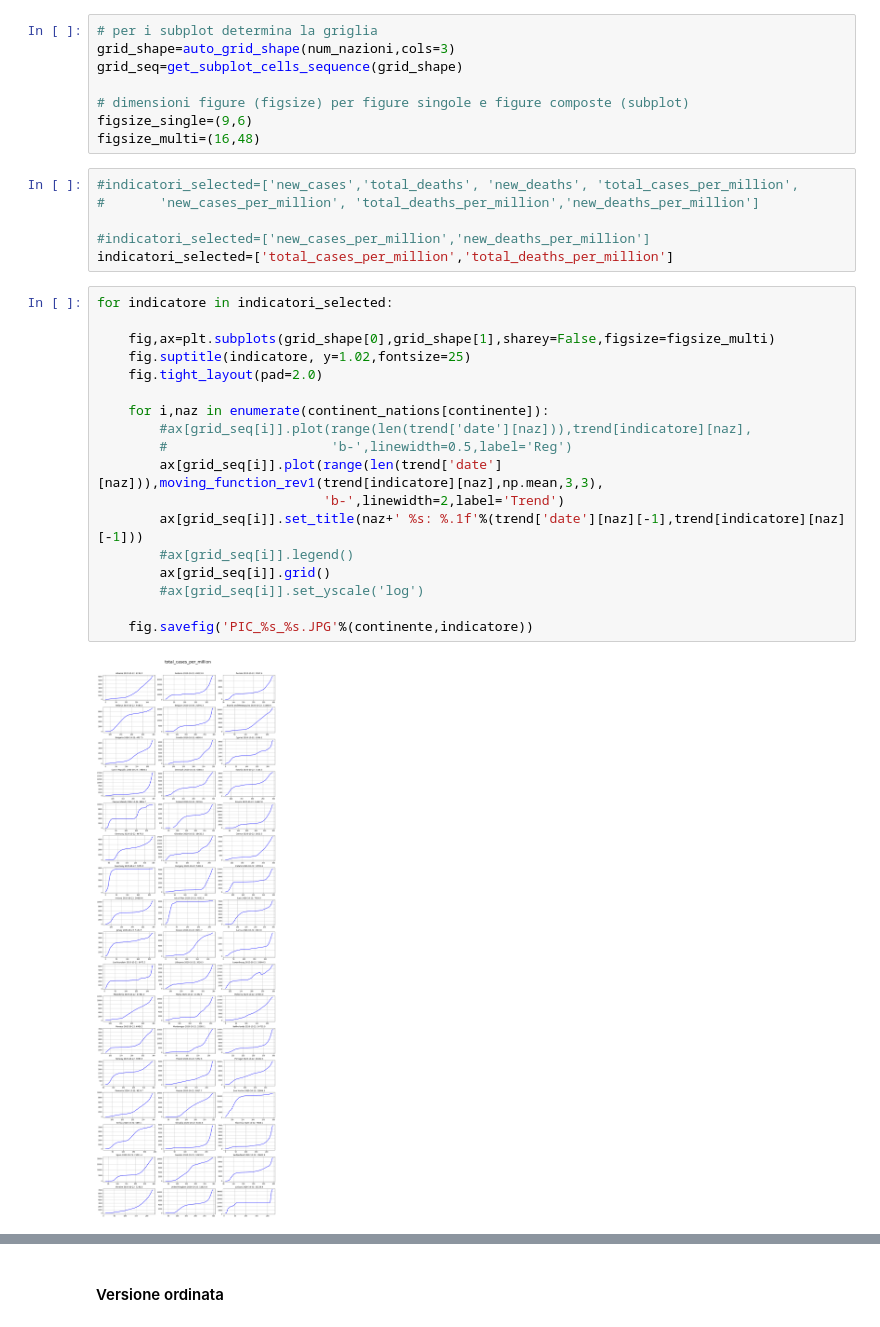
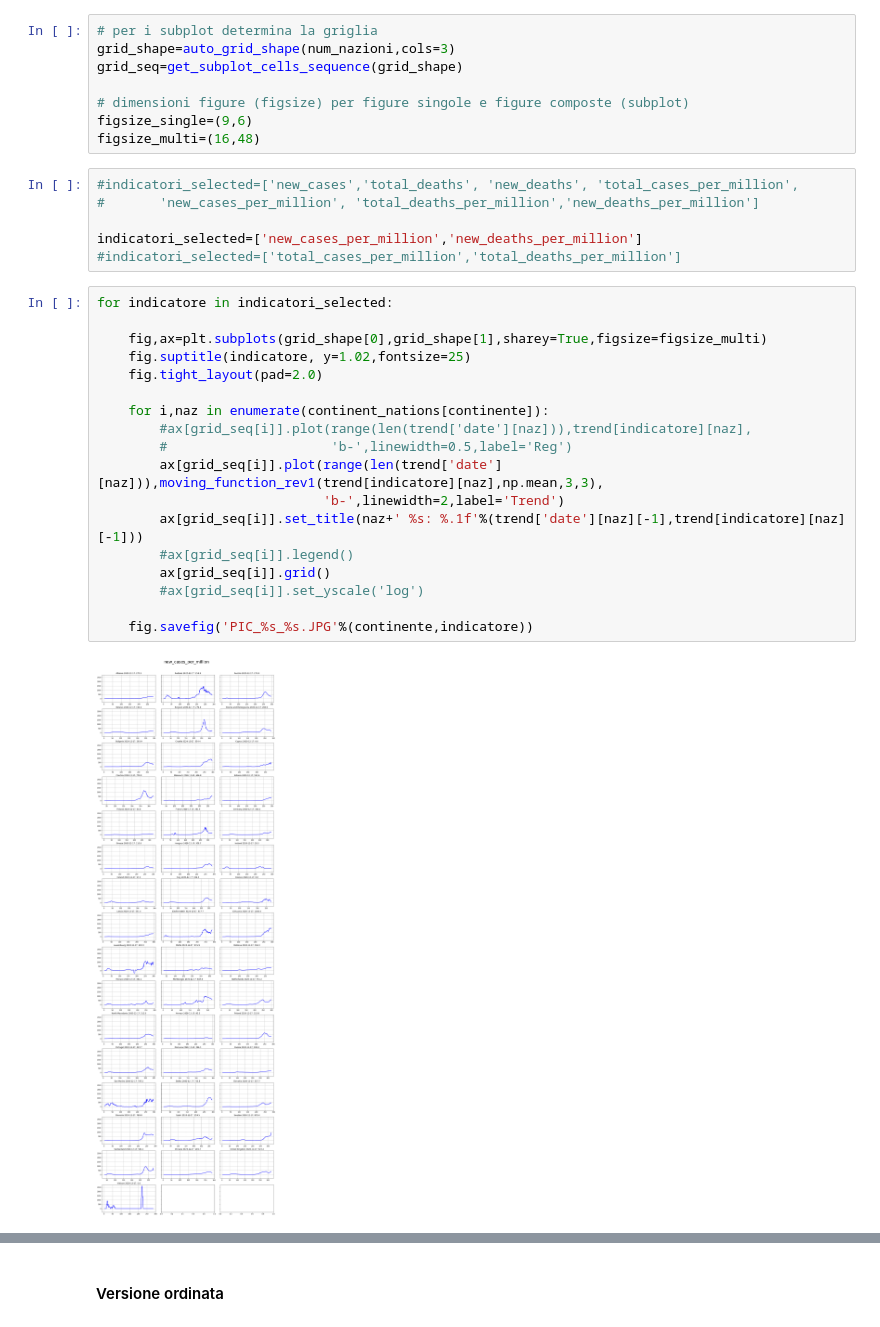
Before and after one commit to taracchi/covid, a Jupyter notebook: international/intl_analisi_infetti.ipynb, the cells around one changed output, grey strips where cells are left out. Drawn from its saved outputs; the diff is of its cells as text.

```diff
--- a/international/intl_analisi_infetti.ipynb
+++ b/international/intl_analisi_infetti.ipynb
@@ -57,25 +57,25 @@ figsize_multi=(16,48)
 #indicatori_selected=['new_cases','total_deaths', 'new_deaths', 'total_cases_per_million',
 #       'new_cases_per_million', 'total_deaths_per_million','new_deaths_per_million']
 
-#indicatori_selected=['new_cases_per_million','new_deaths_per_million']
-indicatori_selected=['total_cases_per_million','total_deaths_per_million']
+indicatori_selected=['new_cases_per_million','new_deaths_per_million']
+#indicatori_selected=['total_cases_per_million','total_deaths_per_million']
 # %%
 for indicatore in indicatori_selected:
 
-    fig,ax=plt.subplots(grid_shape[0],grid_shape[1],sharey=False,figsize=figsize_multi)
+    fig,ax=plt.subplots(grid_shape[0],grid_shape[1],sharey=True,figsize=figsize_multi)
     fig.suptitle(indicatore, y=1.02,fontsize=25)
     fig.tight_layout(pad=2.0)
 
     for i,naz in enumerate(continent_nations[continente]):
         #ax[grid_seq[i]].plot(range(len(trend['date'][naz])),trend[indicatore][naz],
         #                     'b-',linewidth=0.5,label='Reg')
         ax[grid_seq[i]].plot(range(len(trend['date'][naz])),moving_function_rev1(trend[indicatore][naz],np.mean,3,3),
                              'b-',linewidth=2,label='Trend')
         ax[grid_seq[i]].set_title(naz+' %s: %.1f'%(trend['date'][naz][-1],trend[indicatore][naz][-1]))
         #ax[grid_seq[i]].legend()
         ax[grid_seq[i]].grid()
         #ax[grid_seq[i]].set_yscale('log')
 
     fig.savefig('PIC_%s_%s.JPG'%(continente,indicatore))
 # %% [output]
-[figure, old version]
+[figure, new version]
```
Also changed, not shown: parts of 5 cells of this notebook, 16 other files.
